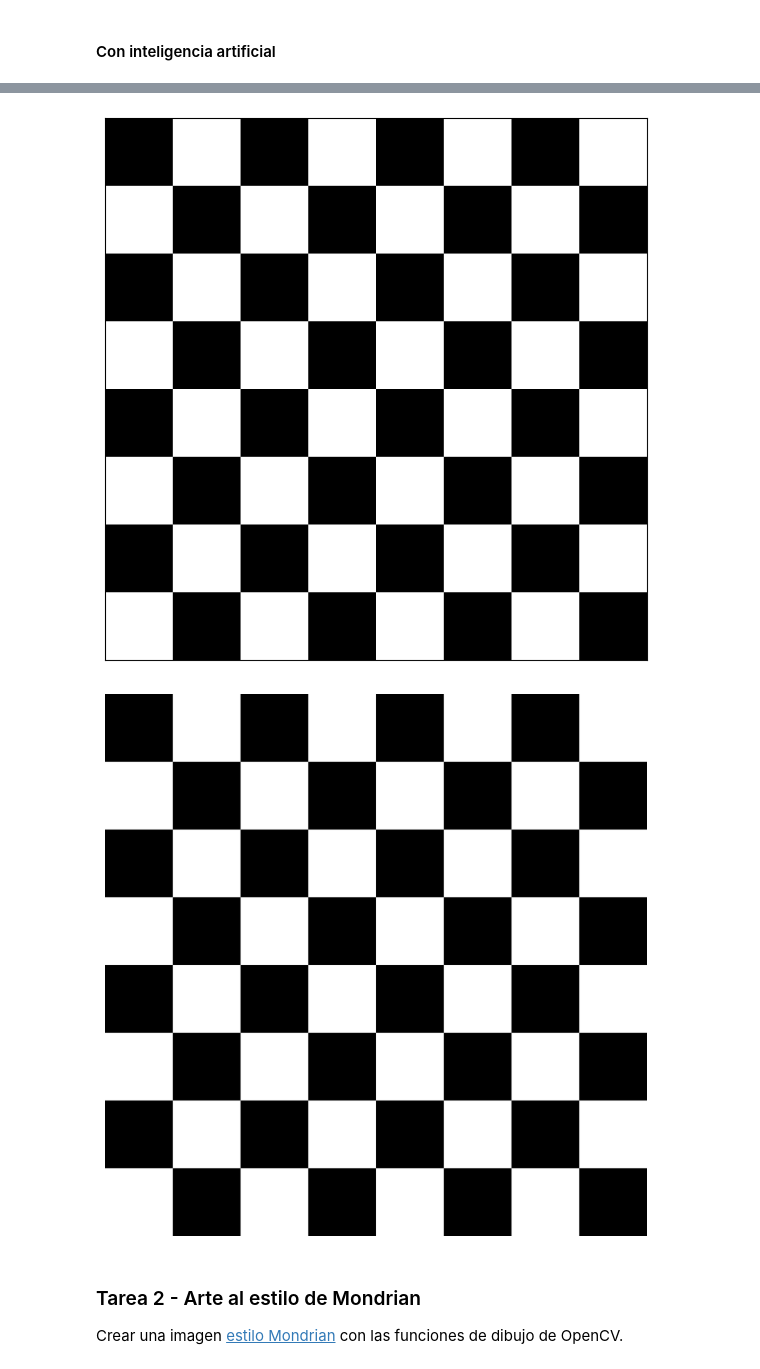
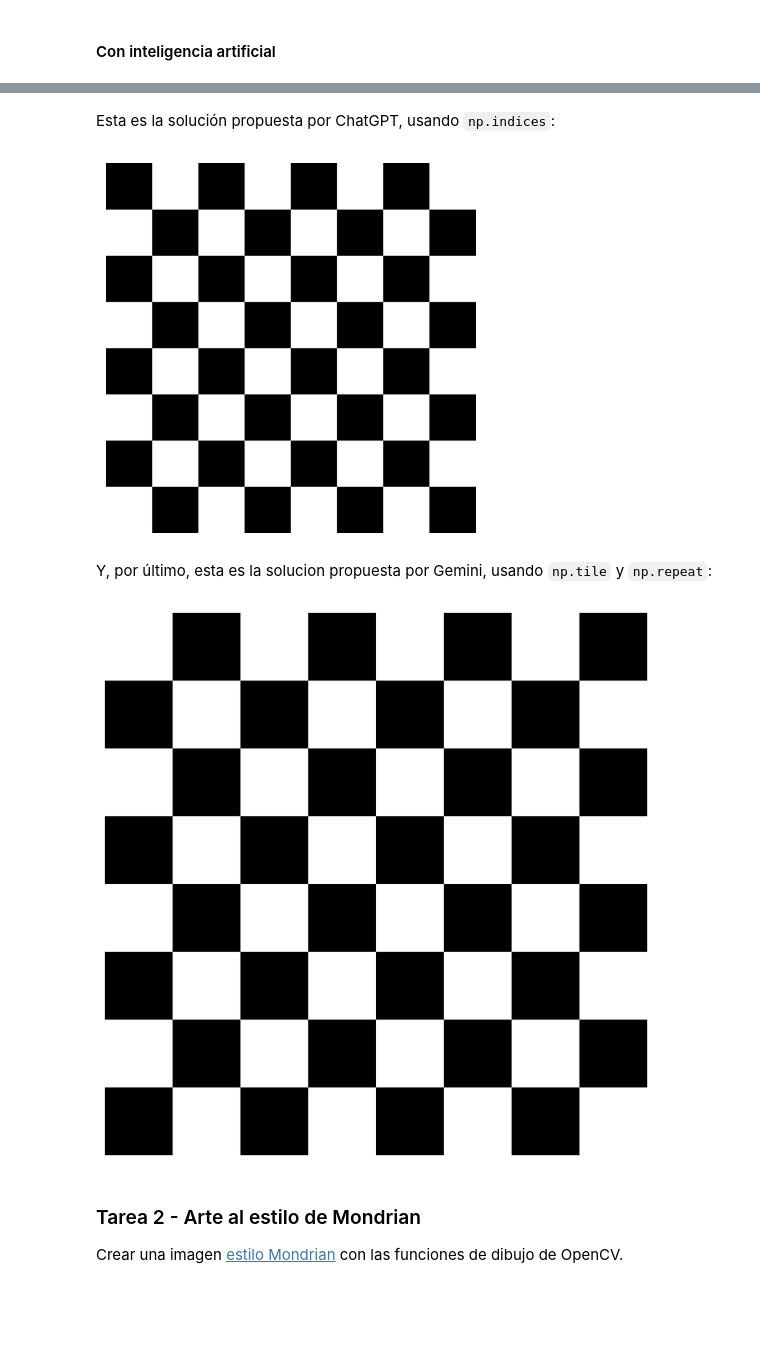
Before and after one commit to alejandra-rs/prac-VC, a Jupyter notebook: prac1/prac1.ipynb, the cells around one changed output, grey strips where cells are left out. Drawn from its saved outputs; the diff is of its cells as text; code cells hidden in the pictures; blank space fills up the shorter version.

```diff
--- a/prac1/prac1.ipynb
+++ b/prac1/prac1.ipynb
@@ -88,44 +93,55 @@ plt.show()
+# %% [markdown]
+Esta es la solución propuesta por ChatGPT, usando `np.indices`:
 # %%
 # ChatGPT
-# Create an 8x8 chessboard using only grayscale values
-board = np.indices((8, 8)).sum(axis=0) % 2
+# Image dimensions
+width = 800
+height = 800
+square_size = 100
 
-fig, ax = plt.subplots(figsize=(width / 100, height / 100), dpi=100)
+# Generate row and column indices
+rows, cols = np.indices((height, width))
 
-# Map 0 -> white and 1 -> gray, with a grayscale colormap
-ax.imshow(board, cmap="gray", vmin=0, vmax=1, interpolation="nearest")
+# Create the chessboard pattern
+chessboard = ((rows // square_size + cols // square_size) % 2) * 255
 
-# Remove axes, ticks, and margins
-ax.set_xticks([])
-ax.set_yticks([])
-ax.set_aspect("equal")
-fig.subplots_adjust(left=0, right=1, bottom=0, top=1)
+# Convert to uint8 for OpenCV
+chessboard = chessboard.astype(np.uint8)
 
+# Save as a single-channel grayscale image
+cv2.imwrite("exercises/chess_chatgpt.png", chessboard)
+
+# Display the image
+plt.imshow(chessboard, cmap="gray", vmin=0, vmax=255)
+plt.axis("off")
 plt.show()
 # %% [output]
-[figure, old version]
+[figure, new version]
+# %% [markdown]
+Y, por último, esta es la solucion propuesta por Gemini, usando `np.tile` y `np.repeat`:
 # %%
 # Gemini
-# Create an 8x8 checkerboard pattern (0 = black, 255 = white)
-# Shape is (8, 8), single-channel uint8 array
-board_8x8 = np.fromfunction(lambda i, j: (i + j) % 2 * 255, (8, 8), dtype=np.uint8)
+# Create an 8x8 chessboard pattern with values 0 (black) and 255 (white)
+square_size = 100
+board_grid_size = 8
 
-# Scale up each 1x1 tile to 100x100 pixels to achieve an 800x800 resolution
-chessboard = np.repeat(np.repeat(board_8x8, 100, axis=0), 100, axis=1)
+# Create a single 2x2 block of alternating squares
+block = np.array([[255, 0], [0, 255]], dtype=np.uint8)
 
-# Set figure size to 8x8 inches at 100 DPI for exactly 800x800 pixels
-plt.figure(figsize=(width / 100, height / 100), dpi=100)
+# Tile the block to create an 8x8 grid (800x800 pixels)
+chessboard = np.tile(block, (board_grid_size // 2, board_grid_size // 2))
+chessboard = np.repeat(np.repeat(chessboard, square_size, axis=0), square_size, axis=1)
 
-# Render as grayscale (1 single color channel)
-plt.imshow(chessboard, cmap='gray', vmin=0, vmax=255)
+# Save the single-channel grayscale image using OpenCV
+cv2.imwrite("exercises/chess_gemini.png", chessboard)
 
-# Hide axes tick marks and borders
-plt.axis('off')
-plt.subplots_adjust(left=0, right=1, top=1, bottom=0)
-
+# Display the chessboard using Matplotlib
+plt.figure(figsize=(8, 8))
+plt.imshow(chessboard, cmap="gray")
+plt.axis("off")
 plt.show()
 # %% [output]
-[figure, old version]
+[figure, new version]
 # %% [markdown]
 ### Tarea 2 - Arte al estilo de Mondrian
 
```
Also changed, not shown: parts of 18 cells of this notebook, 8 other files.
